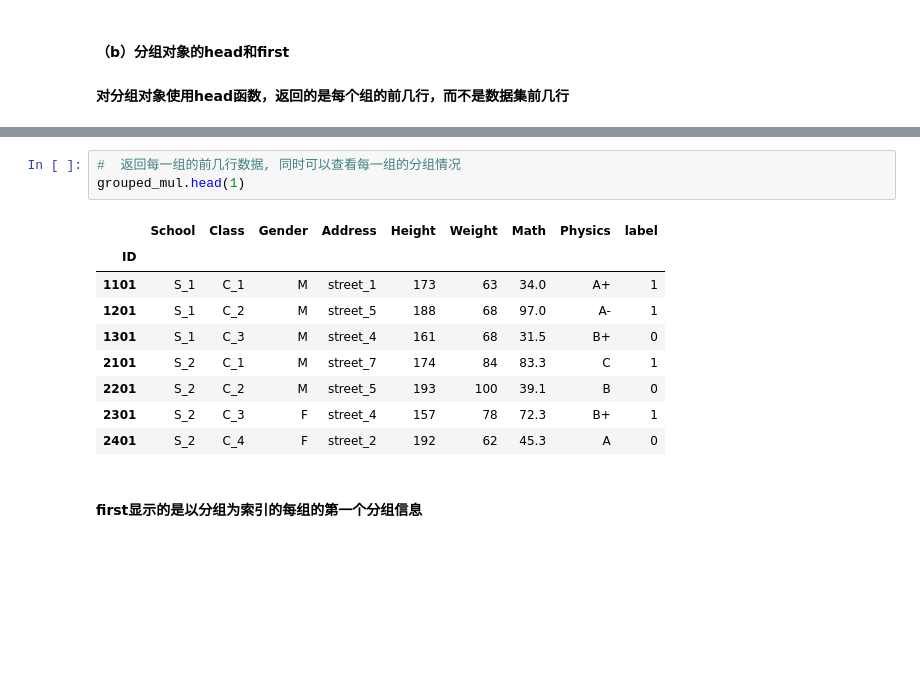
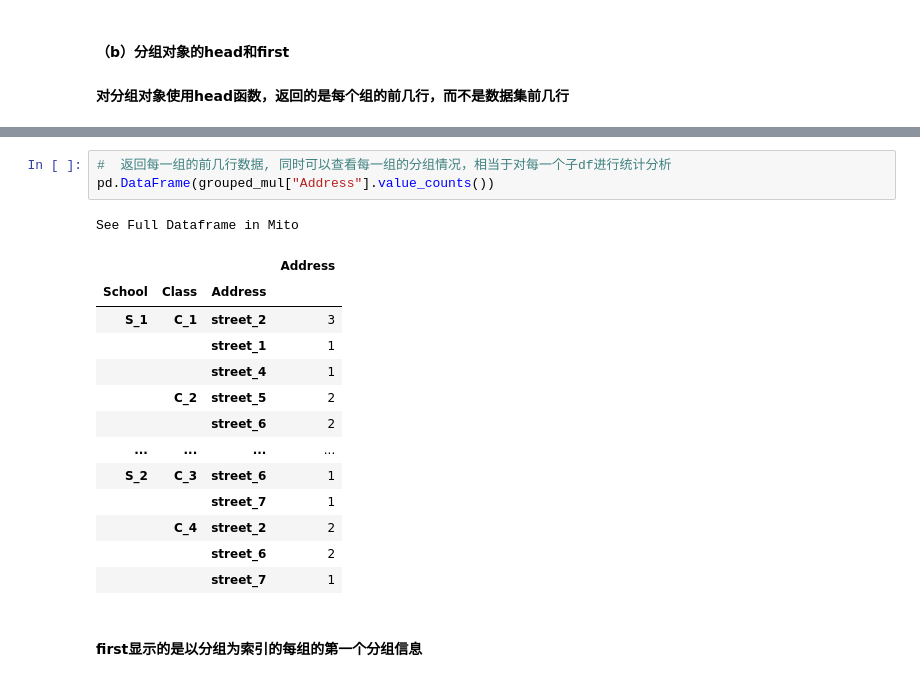
Before and after one commit to Gavince/Python, a Jupyter notebook: data_analysis/Pandas/joyful-pandas/第3章 分组.ipynb, the cells around one changed output, grey strips where cells are left out. Saved outputs shown, nothing was run; the diff lists cells and outputs as text; blank space fills up the shorter version.

```diff
--- a/data_analysis/Pandas/joyful-pandas/第3章 分组.ipynb
+++ b/data_analysis/Pandas/joyful-pandas/第3章 分组.ipynb
@@ -365,16 +370,21 @@ grouped_single.head(2)
 # %%
-#  返回每一组的前几行数据, 同时可以查看每一组的分组情况
-grouped_mul.head(1)
+#  返回每一组的前几行数据, 同时可以查看每一组的分组情况，相当于对每一个子df进行统计分析
+pd.DataFrame(grouped_mul["Address"].value_counts())
 # %% [output]
+See Full Dataframe in Mito
-|  | School | Class | Gender | Address | Height | Weight | Math | Physics | label |
-| ID |  |  |  |  |  |  |  |  |  |
-| 1101 | S_1 | C_1 | M | street_1 | 173 | 63 | 34.0 | A+ | 1 |
-| 1201 | S_1 | C_2 | M | street_5 | 188 | 68 | 97.0 | A- | 1 |
-| 1301 | S_1 | C_3 | M | street_4 | 161 | 68 | 31.5 | B+ | 0 |
-| 2101 | S_2 | C_1 | M | street_7 | 174 | 84 | 83.3 | C | 1 |
-| 2201 | S_2 | C_2 | M | street_5 | 193 | 100 | 39.1 | B | 0 |
-| 2301 | S_2 | C_3 | F | street_4 | 157 | 78 | 72.3 | B+ | 1 |
-| 2401 | S_2 | C_4 | F | street_2 | 192 | 62 | 45.3 | A | 0 |
+|  |  |  | Address |
+| School | Class | Address |  |
+| S_1 | C_1 | street_2 | 3 |
+|  |  | street_1 | 1 |
+|  |  | street_4 | 1 |
+|  | C_2 | street_5 | 2 |
+|  |  | street_6 | 2 |
+| ... | ... | ... | ... |
+| S_2 | C_3 | street_6 | 1 |
+|  |  | street_7 | 1 |
+|  | C_4 | street_2 | 2 |
+|  |  | street_6 | 2 |
+|  |  | street_7 | 1 |
 # %% [markdown]
 #### first显示的是以分组为索引的每组的**第一个分组信息**
 # %%
```
Also changed, not shown: parts of 22 cells of this notebook, 10 other files.
